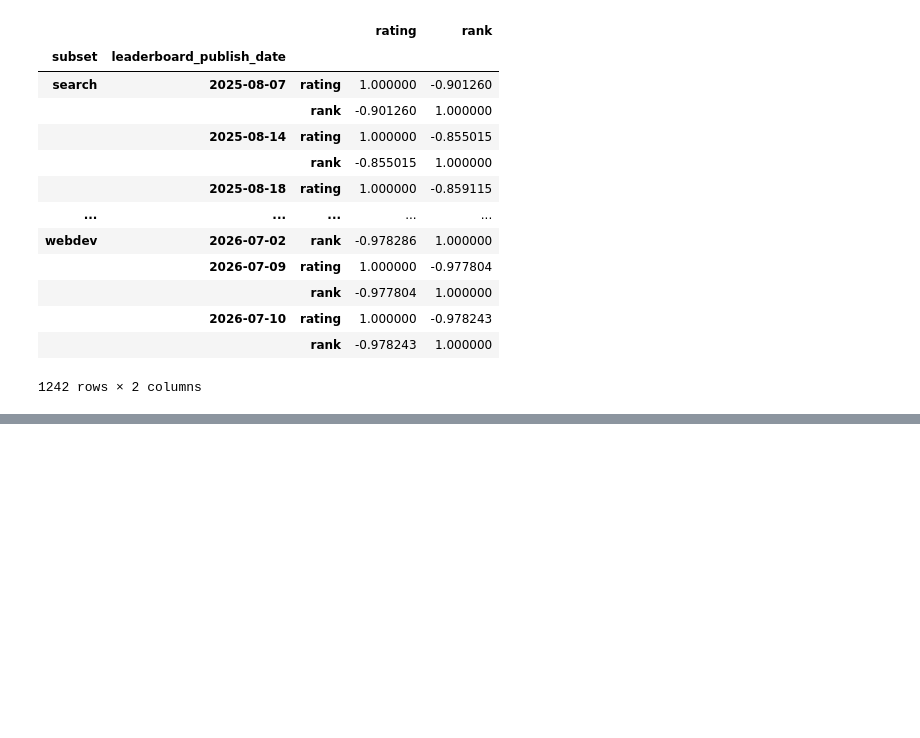
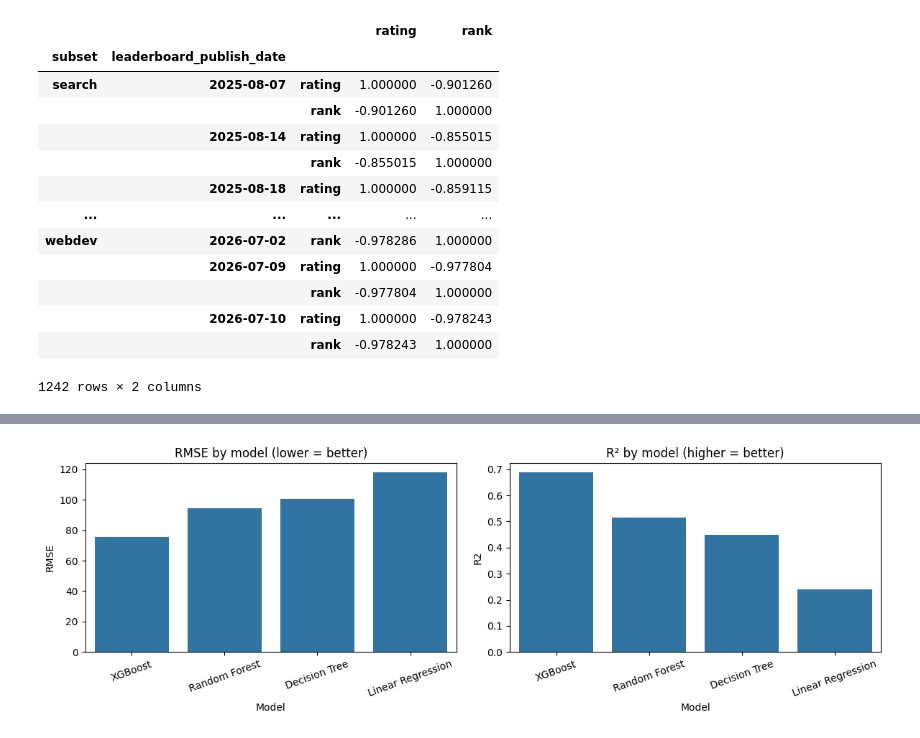
Before and after one commit to perrykollias-hub/LLM-ranking-regression, a Jupyter notebook: jupyter notebook.ipynb, the cells around one changed output, grey strips where cells are left out. Cells and saved outputs as stored; diff of their text form; code cells hidden in the pictures; blank space fills up the shorter version.

```diff
--- a/jupyter notebook.ipynb
+++ b/jupyter notebook.ipynb
@@ -163,0 +215,24 @@ df.groupby(['subset', 'leaderboard_publish_date'])[['rating', 'rank']].corr()
+# %%
+models = {
+    'Decision Tree': DecisionTreeRegressor(max_depth=8, random_state=42),
+    'Random Forest': RandomForestRegressor(n_estimators=300, random_state=42, n_jobs=-1),
+    'XGBoost': XGBRegressor(n_estimators=300, learning_rate=0.05, max_depth=6, random_state=42, n_jobs=-1),
+    'Linear Regression': LinearRegression(),
+}
+# %%
+results = []
+fitted_models = {}
+
+for name, model in models.items():
+    model.fit(X_train, y_train)
+    preds = model.predict(X_test)
+
+    mae = mean_absolute_error(y_test, preds)
+    rmse = mean_squared_error(y_test, preds) ** 0.5
+    r2 = r2_score(y_test, preds)
+
+    results.append({'Model': name, 'MAE': mae, 'RMSE': rmse, 'R2': r2})
+    fitted_models[name] = model
+
+results_df = pd.DataFrame(results).sort_values('R2', ascending=False).reset_index(drop=True)
+results_df
@@ -163,0 +245,16 @@ df.groupby(['subset', 'leaderboard_publish_date'])[['rating', 'rank']].corr()
+# %%
+# --- Compare model performance ---
+fig, axes = plt.subplots(1, 2, figsize=(12, 4))
+
+sns.barplot(data=results_df, x='Model', y='RMSE', ax=axes[0])
+axes[0].set_title('RMSE by model (lower = better)')
+axes[0].tick_params(axis='x', rotation=20)
+
+sns.barplot(data=results_df, x='Model', y='R2', ax=axes[1])
+axes[1].set_title('R² by model (higher = better)')
+axes[1].tick_params(axis='x', rotation=20)
+
+plt.tight_layout()
+plt.show()
+# %% [output]
+[figure, added]
```
Also changed, not shown: parts of 5 cells of this notebook.
